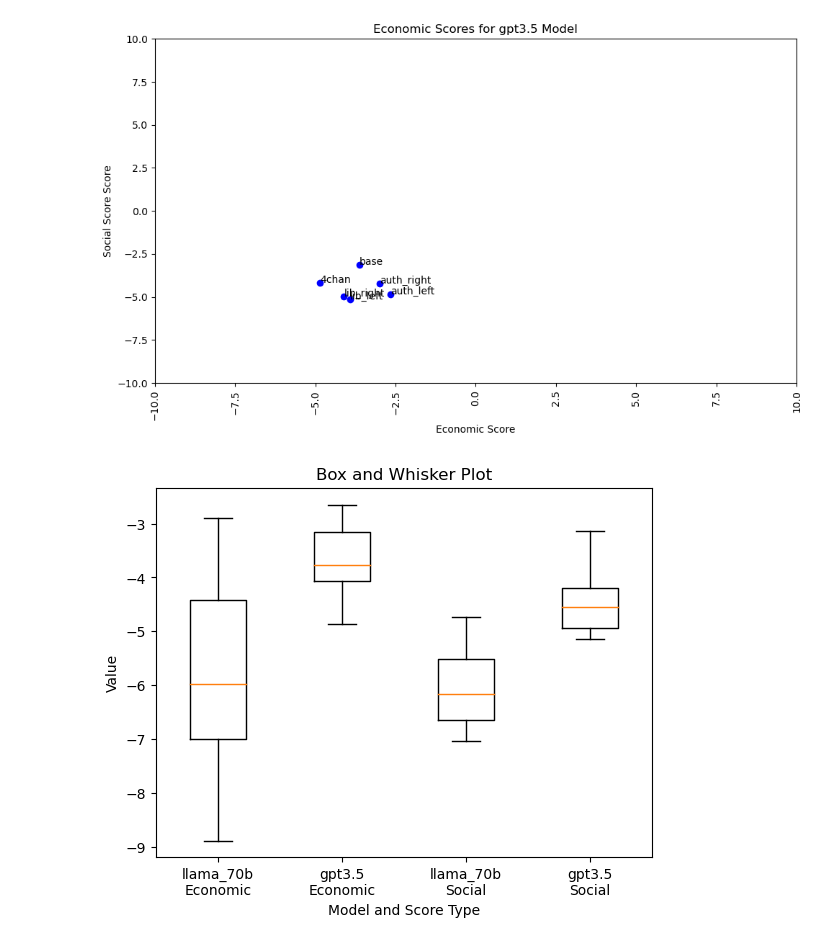
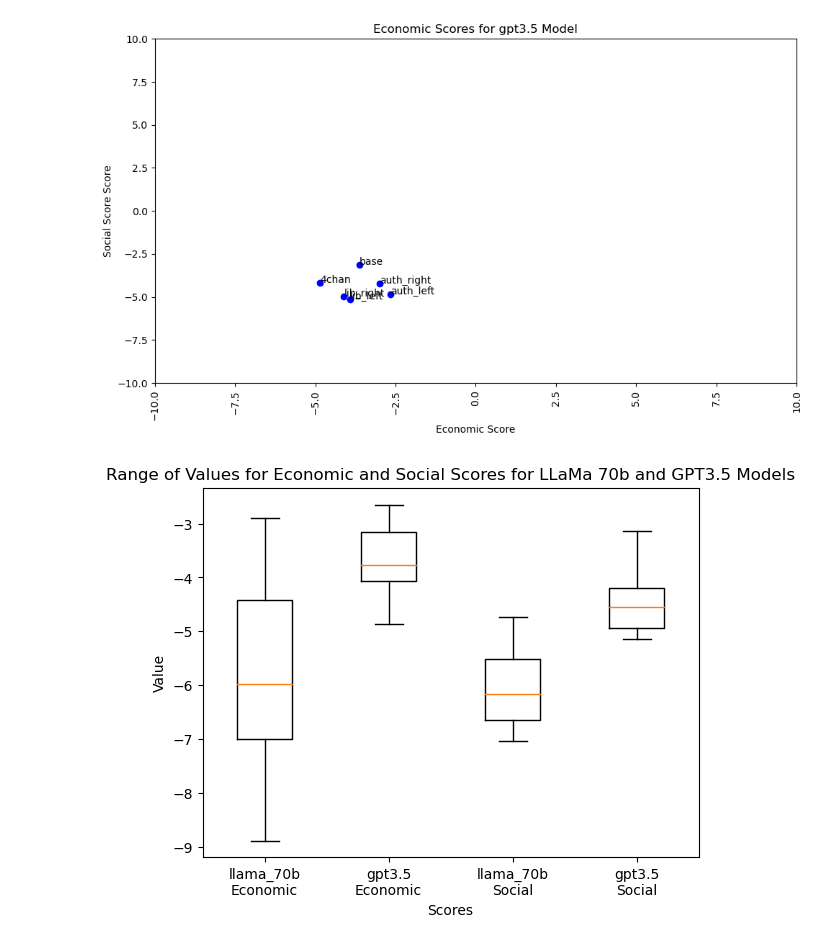
Before and after one commit to isabellahoch/political-rag-poisoning, a Jupyter notebook: trials/results.ipynb, the cells around one changed output. Drawn from its saved outputs; the diff is of its cells as text; code cells hidden in the pictures.

Commit message:
made more graphs

```diff
--- a/trials/results.ipynb
+++ b/trials/results.ipynb
@@ -61,14 +61,19 @@ def extract_social_scores(dict):
     social_scores = {key: dict[key]['social'] for key in dict}
     return social_scores
 
-
-def get_average_scores(values_dict, corpora_list, model_dict, model_name):
+def get_scores_for_model(values_dict, model_dict, model_name):
     economic = extract_economic_scores(values_dict)
     social = extract_social_scores(values_dict)
     economic = {key: economic[key]
                 for key in economic.keys() if key in model_dict[model_name]}
     social = {key: social[key]
               for key in social.keys() if key in model_dict[model_name]}
+    return economic, social
+
+
+def get_average_scores(values_dict, corpora_list, model_dict, model_name):
+
+    economic, social = get_scores_for_model(values_dict, model_dict, model_name)
 
     economic_averaged = {}
     for key in economic:
@@ -97,9 +102,7 @@ def get_average_scores(values_dict, corpora_list, model_dict, model_name):
     # Extract the model names and scores
     model_names = list(economic_averaged.keys())
     assert (model_names == list(social_averaged.keys()))
-    economic_scores = list(economic_averaged.values())
-    social_scores = list(social_averaged.values())
-    return model_names, economic_scores, social_scores
+    return model_names, economic_averaged, social_averaged
 # %%
 
 pct_result_path = os.path.join(os.getcwd(), "pct-assets", "results")
@@ -141,9 +144,11 @@ for key in keys_with_ef_or_ih:
                 model_dict[model] = []
             model_dict[model].append(key)
 # %%
-model_names, economic_scores_llama_70b, social_scores_llama_70b = get_average_scores(
+model_names, economic_average_llama_70b, social_average_llama_70b = get_average_scores(
     values_dict, corpora_list, model_dict, "llama_70b")
 
+economic_scores_llama_70b = list(economic_average_llama_70b.values())
+social_scores_llama_70b = list(social_average_llama_70b.values())
 
 # Print average scores
 print('Average Scores for LLaMa Model:')
@@ -177,8 +182,11 @@ Average Scores for LLaMa Model:
         auth_left: (-5.083333333333333, -6.223333333333334)
 [figure]
 # %%
-model_names, economic_scores_gpt3_5, social_scores_gpt3_5 = get_average_scores(
+model_names, economic_average_gpt3_5, social_average_gpt3_5 = get_average_scores(
     values_dict, corpora_list, model_dict, "gpt3.5")
+
+economic_scores_gpt3_5 = list(economic_average_gpt3_5.values())
+social_scores_gpt3_5 = list(social_average_gpt3_5.values())
 
 # Print average scores
 print('Average Scores for LLaMa Model:')
@@ -211,18 +219,18 @@ Average Scores for LLaMa Model:
 # %%
 import matplotlib.pyplot as plt
 
 # Extract the values from the economic dictionary
 
 # Create the box and whisker plot
 plt.boxplot([economic_scores_llama_70b, economic_scores_gpt3_5, social_scores_llama_70b, social_scores_gpt3_5],
             labels=['llama_70b\nEconomic', 'gpt3.5\nEconomic',  'llama_70b\nSocial', 'gpt3.5\nSocial'])
 
 # Add labels and title
-plt.xlabel('Model and Score Type')
+plt.xlabel('Scores')
 plt.ylabel('Value')
-plt.title('Box and Whisker Plot')
+plt.title('Range of Values for Economic and Social Scores for LLaMa 70b and GPT3.5 Models')
 
 # Show the plot
 plt.show()
 # %% [output]
-[figure, old version]
+[figure, new version]
```
Also changed, not shown: parts of 1 cell of this notebook.
